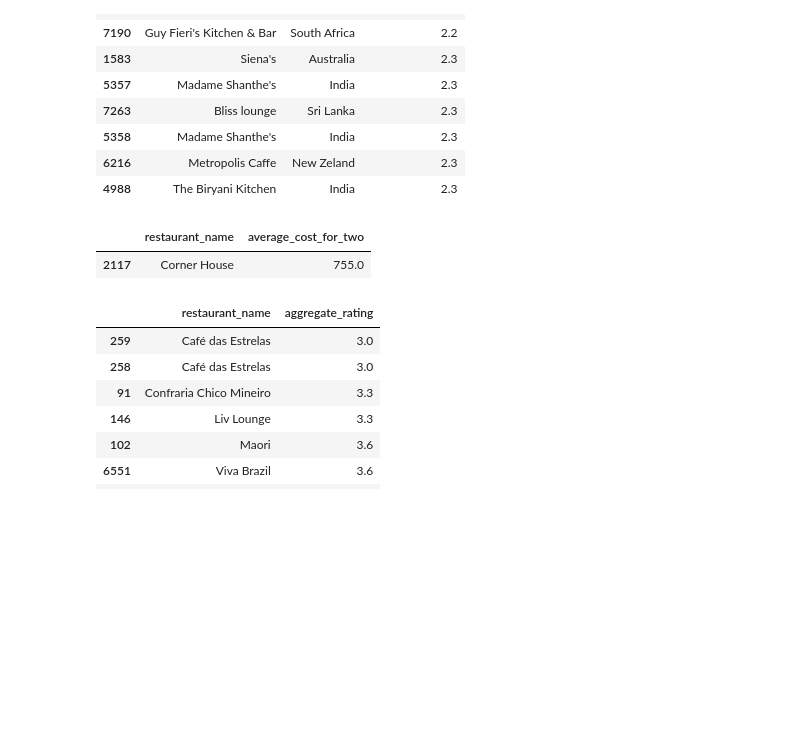
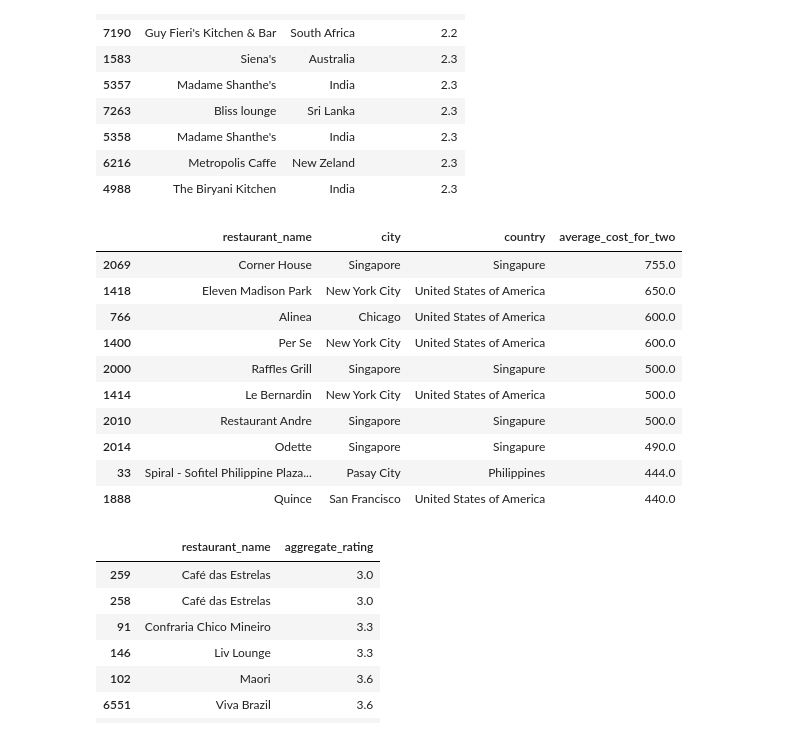
Before and after one commit to Eduardo-95-DS/Eat-Well-Dashboard, a Jupyter notebook: notebooks/business_questions.ipynb, the cells around one changed output. Drawn from its saved outputs; the diff is of its cells as text; code cells hidden in the pictures; blank space fills up the shorter version.

Commit message:
restaurants added

```diff
--- a/notebooks/business_questions.ipynb
+++ b/notebooks/business_questions.ipynb
@@ -1072,10 +1082,19 @@ df1[['restaurant_name','country','aggregate_rating']].sort_values('aggregate_rat
 # %%
 # 3. Qual o nome do restaurante que possui o maior valor de uma prato para duas pessoas?
 
-df[['restaurant_name','average_cost_for_two']].sort_values('average_cost_for_two',ascending=False).head(10)
+df[['restaurant_name','city','country','average_cost_for_two']].sort_values('average_cost_for_two',ascending=False).head(10)
 # %% [output]
-|  | restaurant_name | average_cost_for_two |
-| 2117 | Corner House | 755.0 |
+|  | restaurant_name | city | country | average_cost_for_two |
+| 2069 | Corner House | Singapore | Singapure | 755.0 |
+| 1418 | Eleven Madison Park | New York City | United States of America | 650.0 |
+| 766 | Alinea | Chicago | United States of America | 600.0 |
+| 1400 | Per Se | New York City | United States of America | 600.0 |
+| 2000 | Raffles Grill | Singapore | Singapure | 500.0 |
+| 1414 | Le Bernardin | New York City | United States of America | 500.0 |
+| 2010 | Restaurant Andre | Singapore | Singapure | 500.0 |
+| 2014 | Odette | Singapore | Singapure | 490.0 |
+| 33 | Spiral - Sofitel Philippine Plaza... | Pasay City | Philippines | 444.0 |
+| 1888 | Quince | San Francisco | United States of America | 440.0 |
 # %%
 # 4. Qual o nome do restaurante de tipo de culinária brasileira que possui a menor média de avaliação?
 
```
Also changed, not shown: parts of 2 cells of this notebook, 4 other files.
